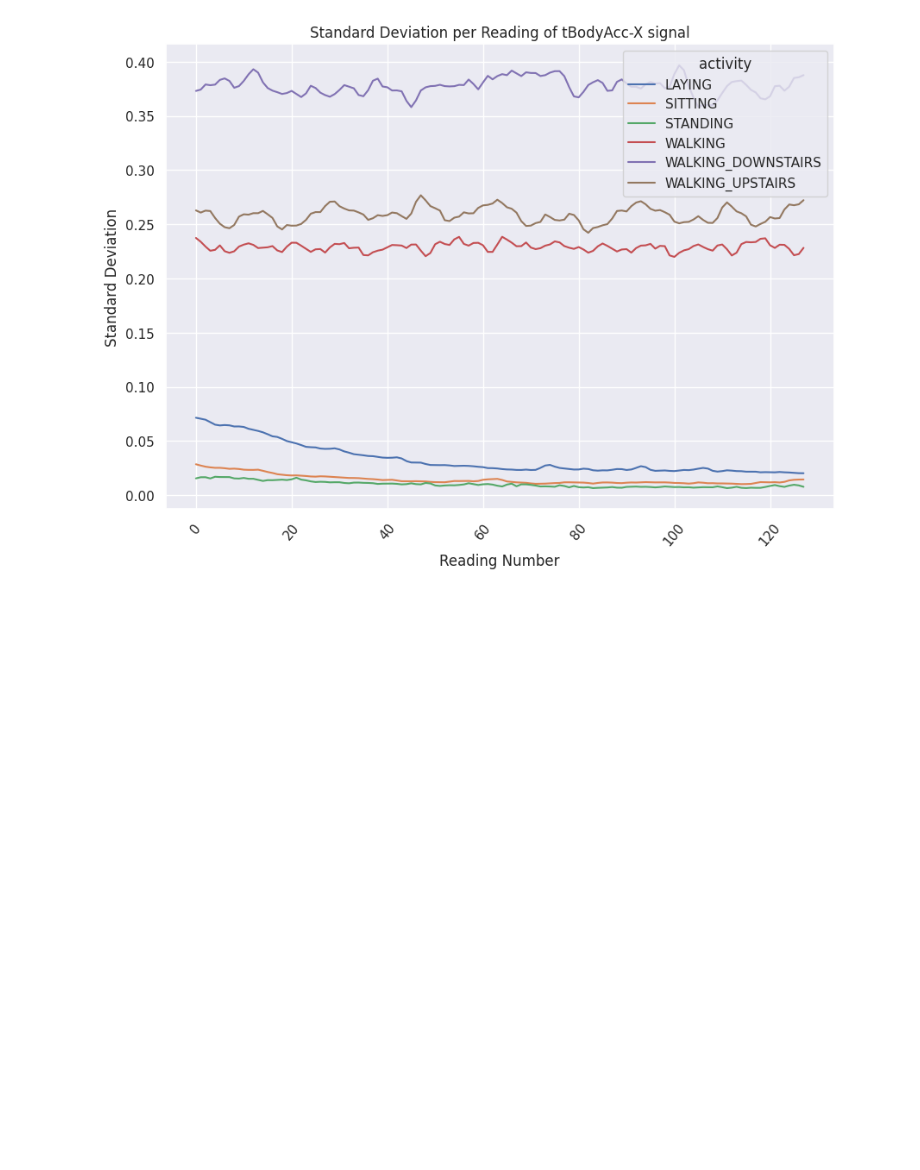
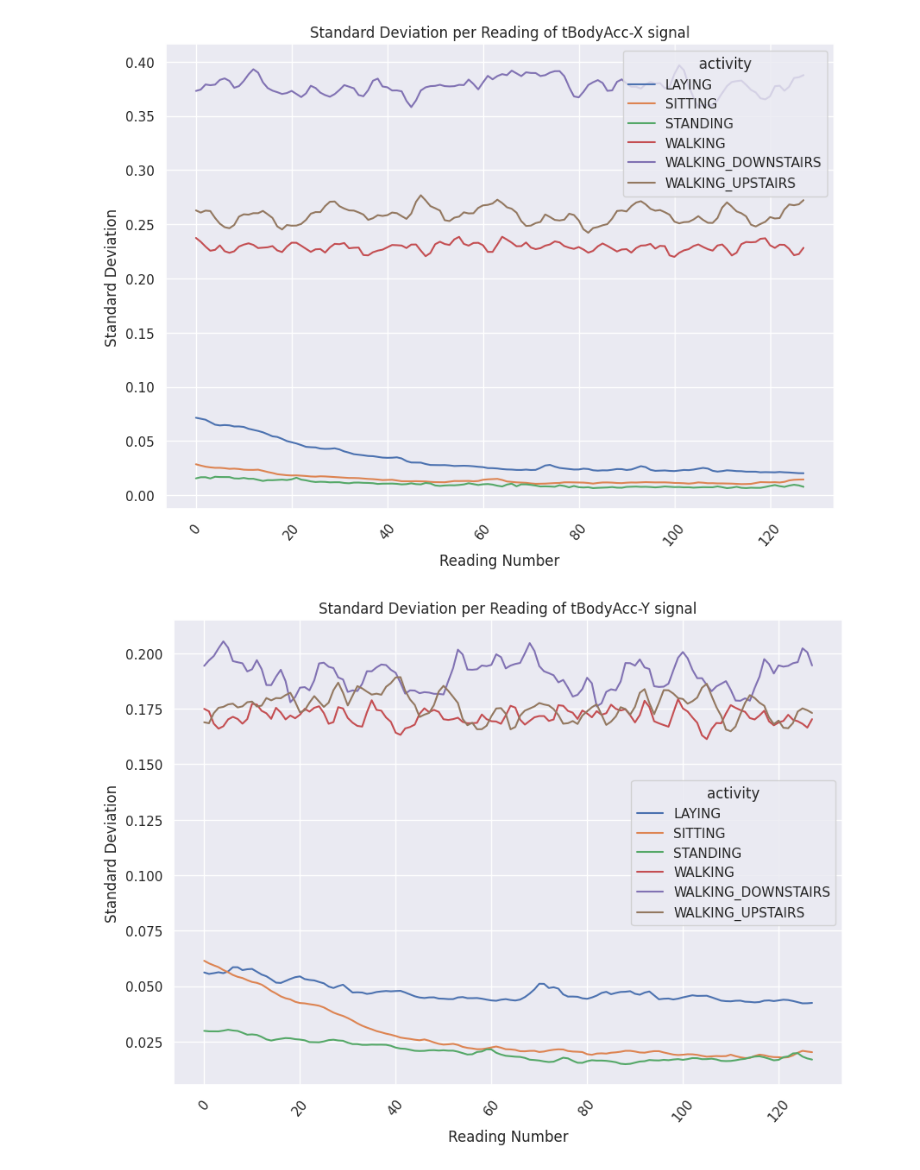
Before and after one commit to medhatfawzy/HAR, a Jupyter notebook: 2.EDA.ipynb, the cells around one changed output. Cells and saved outputs as stored; diff of their text form; code cells hidden in the pictures; blank space fills up the shorter version.

```diff
--- a/2.EDA.ipynb
+++ b/2.EDA.ipynb
@@ -9,6 +9,13 @@ sns.set()
 # %%
 har_data = pd.read_parquet('data/train_data.parquet')
 body_acc_x = pd.read_csv('data/train/body_acc_x_train.txt', sep='\s+', header=None)
+body_acc_y = pd.read_csv('data/train/body_acc_y_train.txt', sep='\s+', header=None)
+body_acc_z = pd.read_csv('data/train/body_acc_z_train.txt', sep='\s+', header=None)
+
+body_gyro_x = pd.read_csv('data/train/body_gyro_x_train.txt', sep='\s+', header=None)
+body_gyro_y = pd.read_csv('data/train/body_gyro_y_train.txt', sep='\s+', header=None)
+body_gyro_z = pd.read_csv('data/train/body_gyro_z_train.txt', sep='\s+', header=None)
+
 y_train = pd.read_csv('data/train/y_train.txt', sep='\s+', header=None)
 
 y_train_labels = pd.read_csv('data/activity_labels.txt', delim_whitespace=True, header=None)
@@ -16,6 +23,12 @@ y_train_labels = y_train_labels[1].tolist()
 y_train[0] = y_train[0].map(lambda x: y_train_labels[x-1])
 
 body_acc_x["activity"] = y_train
+body_acc_y["activity"] = y_train
+body_acc_z["activity"] = y_train
+
+body_gyro_x["activity"] = y_train
+body_gyro_y["activity"] = y_train
+body_gyro_z["activity"] = y_train
 # %%
 har_data.head()
 # %% [output]
@@ -152,3 +182,20 @@ plt.show()
 plt.show()
 # %% [output]
 [figure]
+# %%
+(
+    body_acc_y
+    .groupby('activity')
+    .std(numeric_only=True)
+    .transpose()
+    # [["LAYING", "SITTING", "STANDING"]]
+    # [["WALKING_DOWNSTAIRS", "WALKING_UPSTAIRS", "WALKING"]]
+    .plot(rot=50,
+            xlabel="Reading Number",
+            ylabel="Standard Deviation",
+            figsize=(10, 7),
+            title="Standard Deviation per Reading of tBodyAcc-Y signal")
+)
+plt.show()
+# %% [output]
+[figure, added]
```
Also changed, not shown: parts of 7 cells of this notebook.
